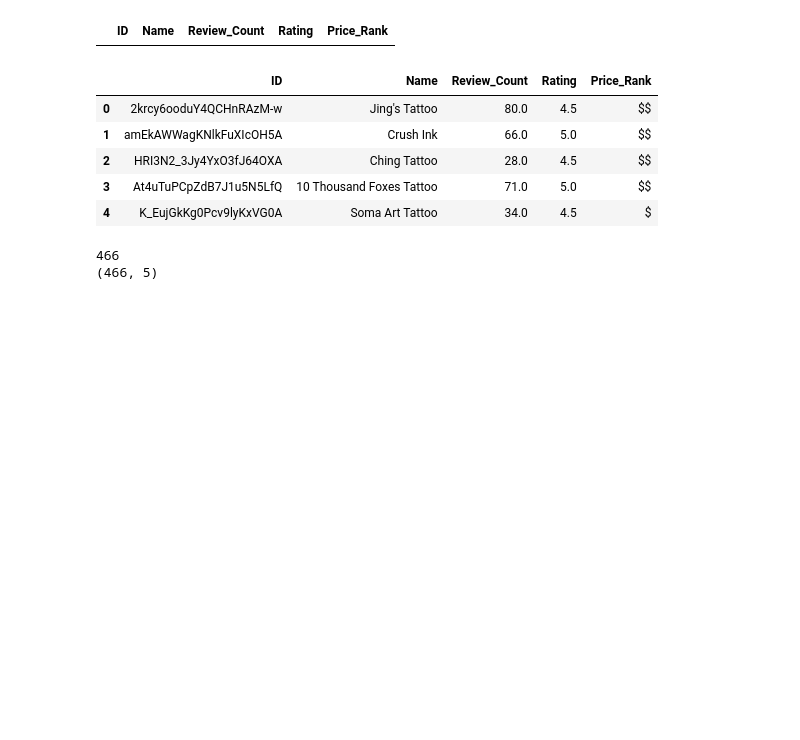
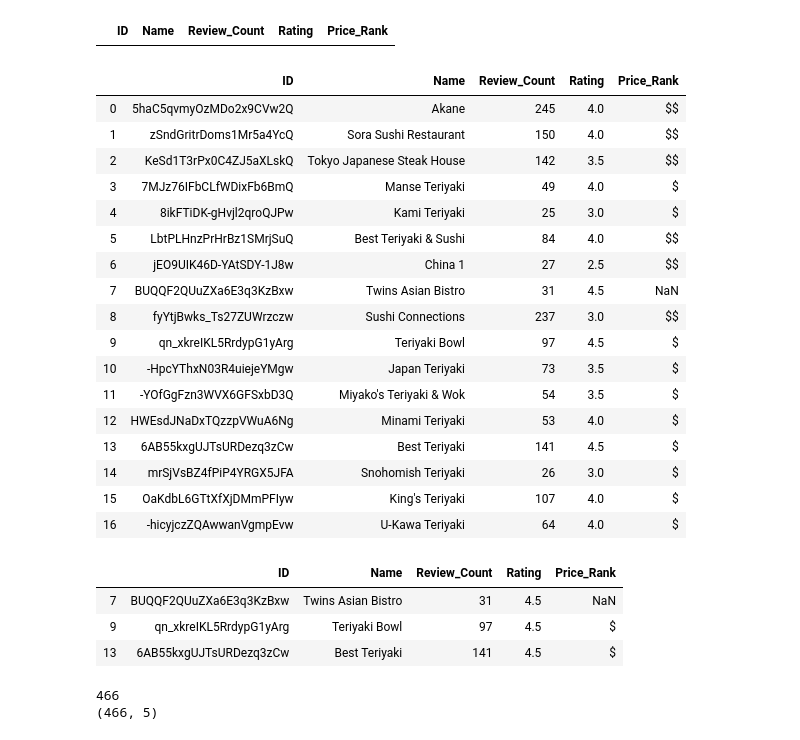
Before and after one commit to samraykhman/nyc-ds-033020-lectures, a Jupyter notebook: Mod_1/JSON_APIs/Yelp_API_lab.ipynb, the cells around one changed output. Saved outputs shown, nothing was run; the diff lists cells and outputs as text; code cells hidden in the pictures; blank space fills up the shorter version.

```diff
--- a/Mod_1/JSON_APIs/Yelp_API_lab.ipynb
+++ b/Mod_1/JSON_APIs/Yelp_API_lab.ipynb
@@ -226,11 +226,23 @@ tattoo_df = pd.read_csv('tattoo_api.csv', index_col=0)
 # %%
 #tattoo_df.set_index('ID', inplace=True)
 # %%
-tattoo_df.head(5)
+tattoo_df
 # %% [output]
 |  | ID | Name | Review_Count | Rating | Price_Rank |
-| 0 | 2krcy6ooduY4QCHnRAzM-w | Jing's Tattoo | 80.0 | 4.5 | $$ |
-| 1 | amEkAWWagKNlkFuXIcOH5A | Crush Ink | 66.0 | 5.0 | $$ |
-| 2 | HRI3N2_3Jy4YxO3fJ64OXA | Ching Tattoo | 28.0 | 4.5 | $$ |
-| 3 | At4uTuPCpZdB7J1u5N5LfQ | 10 Thousand Foxes Tattoo | 71.0 | 5.0 | $$ |
-| 4 | K_EujGkKg0Pcv9lyKxVG0A | Soma Art Tattoo | 34.0 | 4.5 | $ |
+| 0 | 5haC5qvmyOzMDo2x9CVw2Q | Akane | 245 | 4.0 | $$ |
+| 1 | zSndGritrDoms1Mr5a4YcQ | Sora Sushi Restaurant | 150 | 4.0 | $$ |
+| 2 | KeSd1T3rPx0C4ZJ5aXLskQ | Tokyo Japanese Steak House | 142 | 3.5 | $$ |
+| 3 | 7MJz76IFbCLfWDixFb6BmQ | Manse Teriyaki | 49 | 4.0 | $ |
+| 4 | 8ikFTiDK-gHvjl2qroQJPw | Kami Teriyaki | 25 | 3.0 | $ |
+| 5 | LbtPLHnzPrHrBz1SMrjSuQ | Best Teriyaki & Sushi | 84 | 4.0 | $$ |
+| 6 | jEO9UIK46D-YAtSDY-1J8w | China 1 | 27 | 2.5 | $$ |
+| 7 | BUQQF2QUuZXa6E3q3KzBxw | Twins Asian Bistro | 31 | 4.5 | NaN |
+| 8 | fyYtjBwks_Ts27ZUWrzczw | Sushi Connections | 237 | 3.0 | $$ |
+| 9 | qn_xkreIKL5RrdypG1yArg | Teriyaki Bowl | 97 | 4.5 | $ |
+| 10 | -HpcYThxN03R4uiejeYMgw | Japan Teriyaki | 73 | 3.5 | $ |
+| 11 | -YOfGgFzn3WVX6GFSxbD3Q | Miyako's Teriyaki & Wok | 54 | 3.5 | $ |
+| 12 | HWEsdJNaDxTQzzpVWuA6Ng | Minami Teriyaki | 53 | 4.0 | $ |
+| 13 | 6AB55kxgUJTsURDezq3zCw | Best Teriyaki | 141 | 4.5 | $ |
+| 14 | mrSjVsBZ4fPiP4YRGX5JFA | Snohomish Teriyaki | 26 | 3.0 | $ |
+| 15 | OaKdbL6GTtXfXjDMmPFIyw | King's Teriyaki | 107 | 4.0 | $ |
+| 16 | -hicyjczZQAwwanVgmpEvw | U-Kawa Teriyaki | 64 | 4.0 | $ |
@@ -237,3 +251,10 @@ tattoo_df.head(5)
+# %%
+tattoo_df[condition]
+# %% [output]
+|  | ID | Name | Review_Count | Rating | Price_Rank |
+| 7 | BUQQF2QUuZXa6E3q3KzBxw | Twins Asian Bistro | 31 | 4.5 | NaN |
+| 9 | qn_xkreIKL5RrdypG1yArg | Teriyaki Bowl | 97 | 4.5 | $ |
+| 13 | 6AB55kxgUJTsURDezq3zCw | Best Teriyaki | 141 | 4.5 | $ |
 # %%
 tattoo_df.drop_duplicates(subset='Name', inplace=True)
 # %%
```
Also changed, not shown: parts of 5 cells of this notebook, 4 other files.
